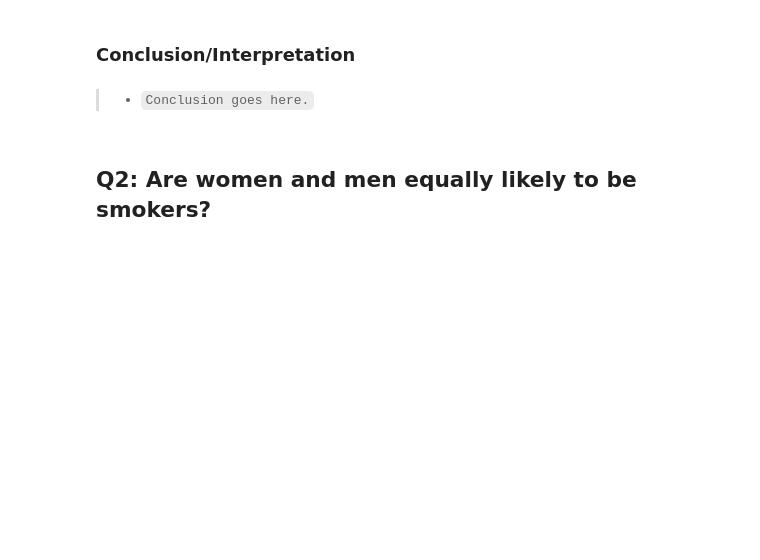
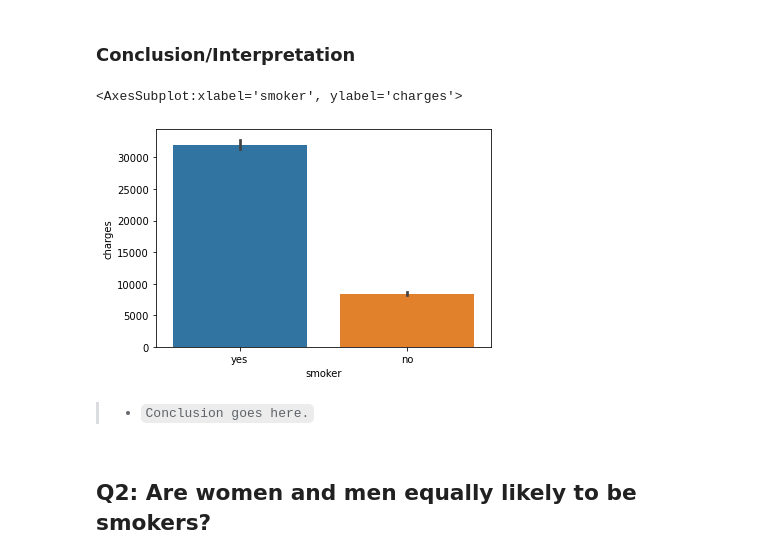
Before and after one commit to flatiron-school/ds-flex-hypothesis-testing-guided-practice, a Jupyter notebook: hypothesis-testing-guided-practice_SG.ipynb, the cells around one changed output. Saved outputs shown, nothing was run; the diff lists cells and outputs as text; code cells hidden in the pictures; blank space fills up the shorter version.

```diff
--- a/hypothesis-testing-guided-practice_SG.ipynb
+++ b/hypothesis-testing-guided-practice_SG.ipynb
@@ -220,6 +300,10 @@ df.info()
 ### Conclusion/Interpretation
 # %%
 ## Make a barplot of the average charges for smokers vs non-smokers
+sns.barplot(data=df, y='charges',x='smoker',ci=68)
+# %% [output]
+<AxesSubplot:xlabel='smoker', ylabel='charges'>
+[figure, added]
 # %% [markdown]
 >- `Conclusion goes here.`
 # %% [markdown]
```
Also changed, not shown: parts of 26 cells of this notebook.
